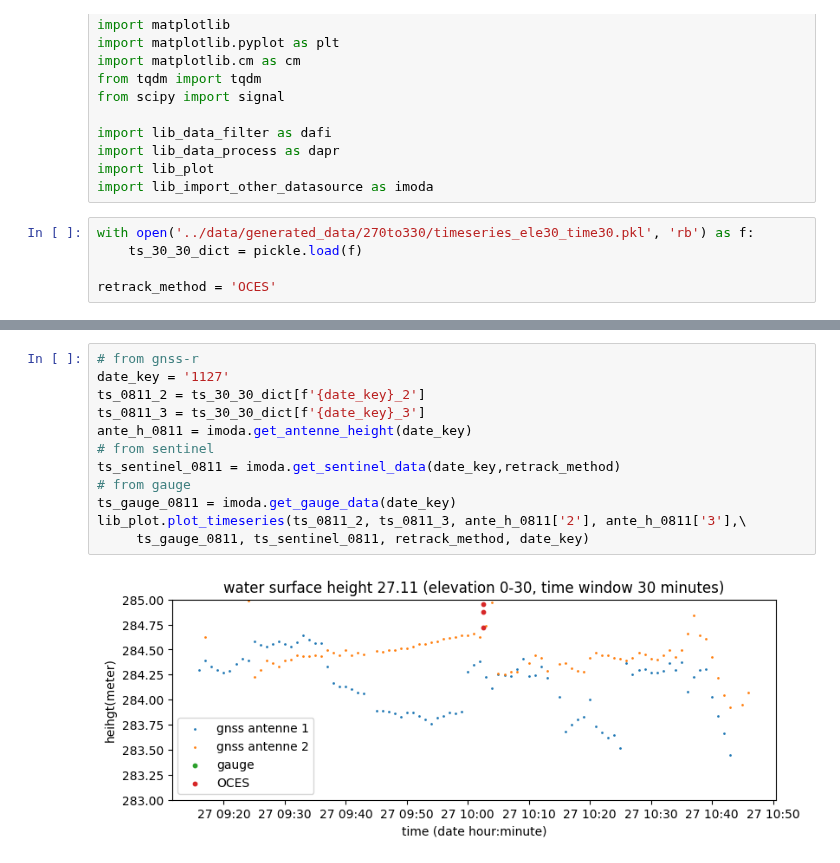
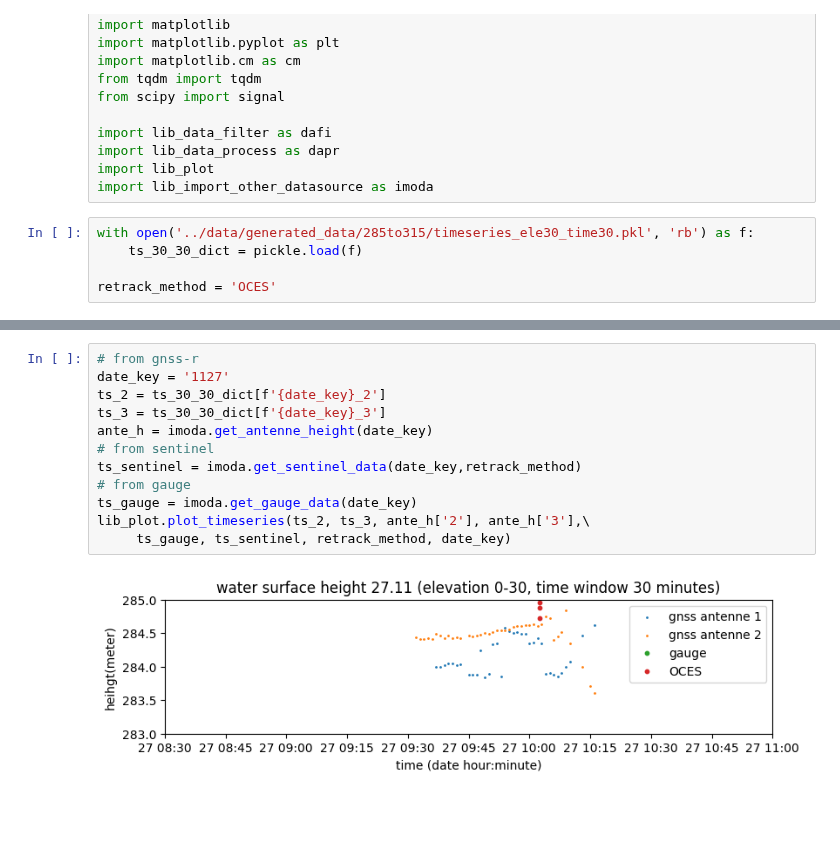
Before and after one commit to ziqing97/gnss_ir_analyze, a Jupyter notebook: src/analyze_30ele_30time.ipynb, the cells around one changed output, grey strips where cells are left out. Drawn from its saved outputs; the diff is of its cells as text; blank space fills up the shorter version.

```diff
--- a/src/analyze_30ele_30time.ipynb
+++ b/src/analyze_30ele_30time.ipynb
@@ -17,7 +17,7 @@ import lib_data_process as dapr
 import lib_plot
 import lib_import_other_datasource as imoda
 # %%
-with open('../data/generated_data/270to330/timeseries_ele30_time30.pkl', 'rb') as f:
+with open('../data/generated_data/285to315/timeseries_ele30_time30.pkl', 'rb') as f:
     ts_30_30_dict = pickle.load(f)
 
 retrack_method = 'OCES'
@@ -80,14 +80,14 @@ lib_plot.plot_timeseries(ts_0811_2, ts_0811_3, ante_h_0811['2'], ante_h_0811['3'
 # %%
 # from gnss-r
 date_key = '1127'
-ts_0811_2 = ts_30_30_dict[f'{date_key}_2']
-ts_0811_3 = ts_30_30_dict[f'{date_key}_3']
-ante_h_0811 = imoda.get_antenne_height(date_key)
+ts_2 = ts_30_30_dict[f'{date_key}_2']
+ts_3 = ts_30_30_dict[f'{date_key}_3']
+ante_h = imoda.get_antenne_height(date_key)
 # from sentinel
-ts_sentinel_0811 = imoda.get_sentinel_data(date_key,retrack_method)
+ts_sentinel = imoda.get_sentinel_data(date_key,retrack_method)
 # from gauge
-ts_gauge_0811 = imoda.get_gauge_data(date_key)
-lib_plot.plot_timeseries(ts_0811_2, ts_0811_3, ante_h_0811['2'], ante_h_0811['3'],\
-     ts_gauge_0811, ts_sentinel_0811, retrack_method, date_key)
+ts_gauge = imoda.get_gauge_data(date_key)
+lib_plot.plot_timeseries(ts_2, ts_3, ante_h['2'], ante_h['3'],\
+     ts_gauge, ts_sentinel, retrack_method, date_key)
 # %% [output]
-[figure, old version]
+[figure, new version]
```
Also changed, not shown: parts of 4 cells of this notebook.
